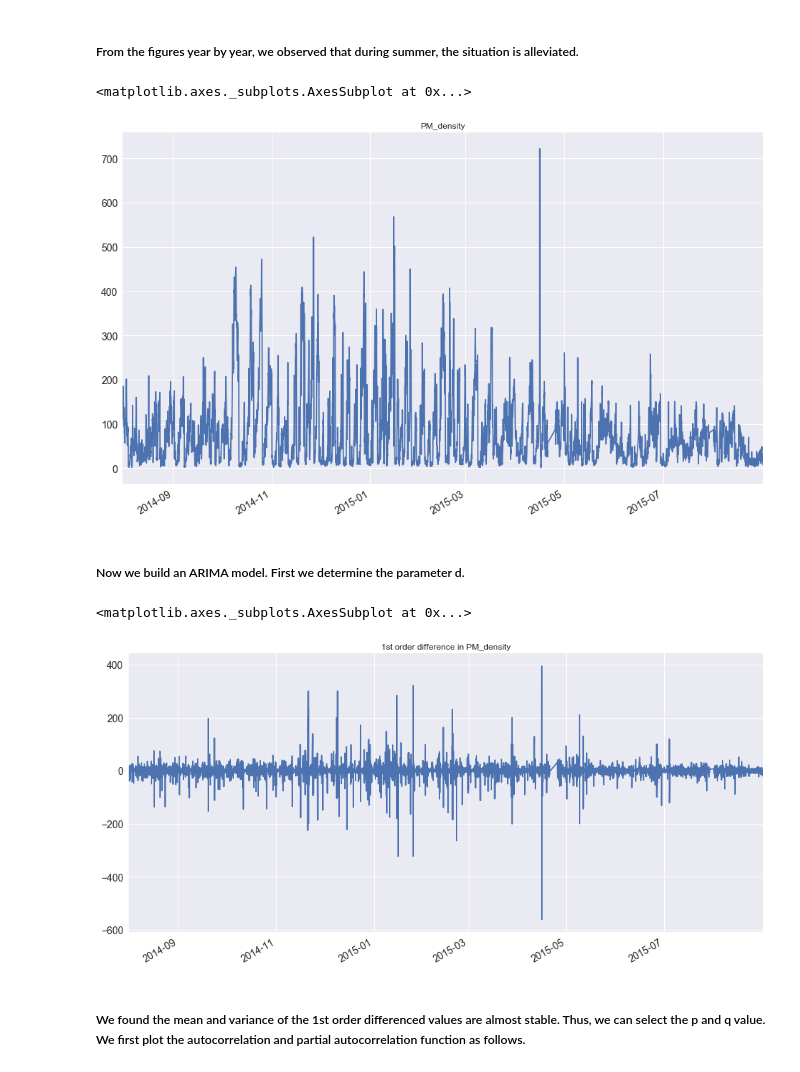
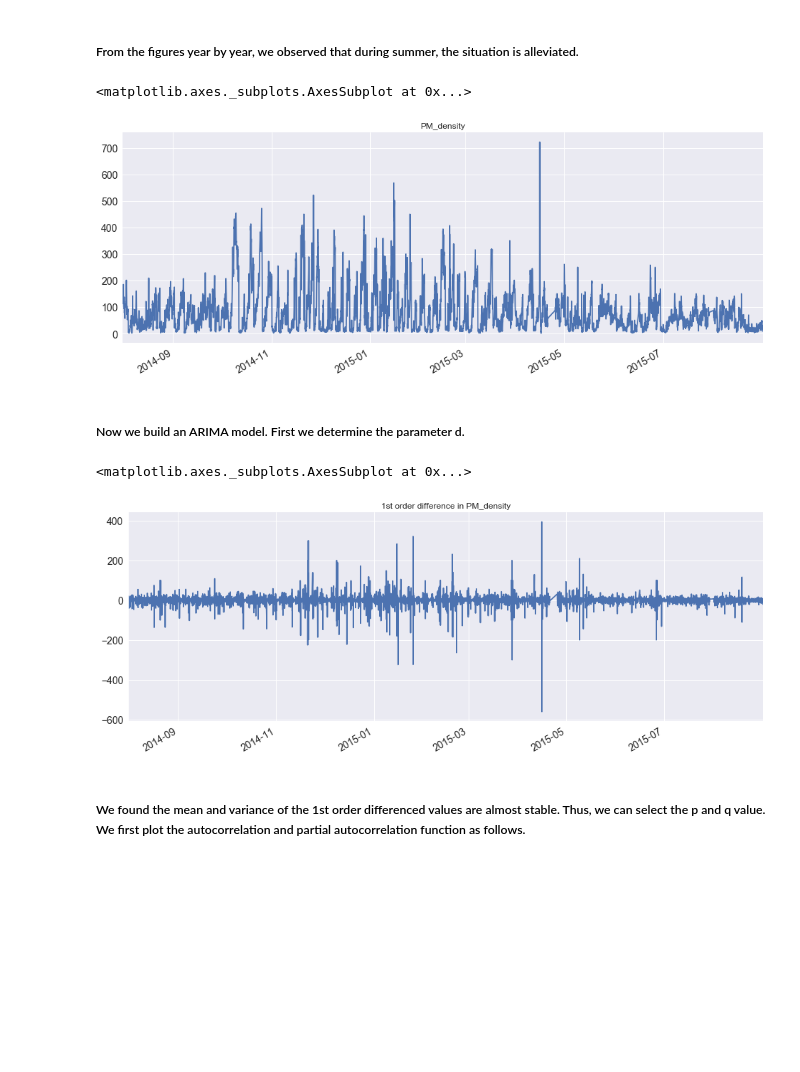
Before and after one commit to KiyoshiKAWASAKI/FDS_project_17Fall, a Jupyter notebook: Jiaxin.ipynb, the cells around one changed output. Saved outputs shown, nothing was run; the diff lists cells and outputs as text; code cells hidden in the pictures; blank space fills up the shorter version.

```diff
--- a/Jiaxin.ipynb
+++ b/Jiaxin.ipynb
@@ -310,22 +310,22 @@ plt.tight_layout()
 # %%
 # now we use the data of through Aug. 2014 to Aug. 2015 to build an ARIMA model and make a prediction.
 dft_train=dft['2014-8':'2015-8']
 dft_train.head(4)
 # plot the data again
-dft_train.PM_density.plot(figsize=(16,10), title= 'PM_density', fontsize=14)
+dft_train.PM_density.plot(figsize=(16,6), title= 'PM_density', fontsize=14)
 # %% [output]
 <matplotlib.axes._subplots.AxesSubplot at 0x...>
-[figure, old version]
+[figure, new version]
 # %% [markdown]
 ##### Now we build an ARIMA model. First we determine the parameter d.
 # %%
 # let d=1
 dft_train['PM_d1'] = dft_train['PM_density'].diff(1)
-dft_train.PM_d1.plot(figsize=(16,8), title= '1st order difference in PM_density', fontsize=14)
+dft_train.PM_d1.plot(figsize=(16,6), title= '1st order difference in PM_density', fontsize=14)
 #dft_train[:10]
 # %% [output]
 <matplotlib.axes._subplots.AxesSubplot at 0x...>
-[figure, old version]
+[figure, new version]
 # %% [markdown]
 ##### We found the mean and variance of the 1st order differenced values are almost stable. Thus, we can select the p and q value. We first plot the autocorrelation and partial autocorrelation function as follows.
 # %%
```
Also changed, not shown: parts of 8 cells of this notebook.
